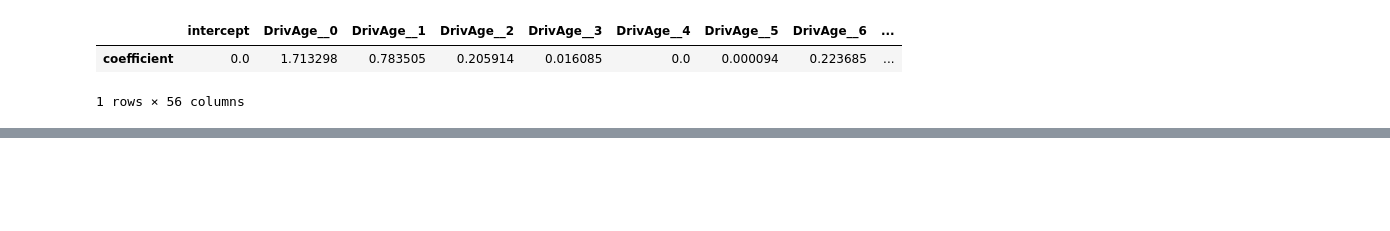
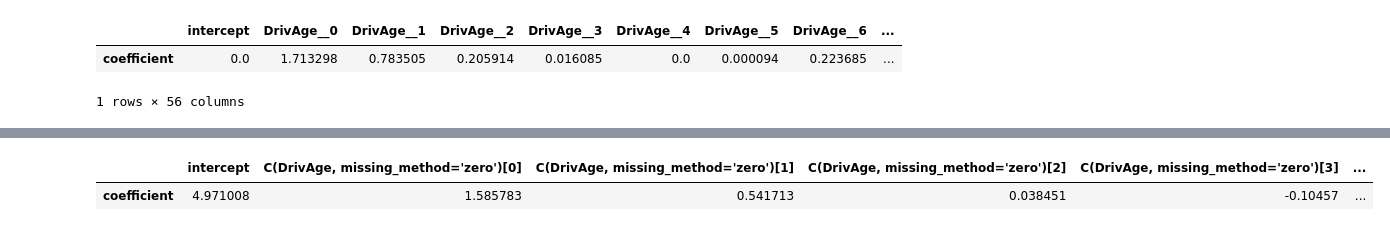
Before and after one commit to Quantco/glum, a Jupyter notebook: docs/tutorials/formula_interface/formula_interface.ipynb, the cells around one changed output, grey strips where cells are left out. Cells and saved outputs as stored; diff of their text form; code cells hidden in the pictures; blank space fills up the shorter version.

```diff
--- a/docs/tutorials/formula_interface/formula_interface.ipynb
+++ b/docs/tutorials/formula_interface/formula_interface.ipynb
@@ -340,0 +367,22 @@ pd.DataFrame(
+# %%
+formula_missing = "C(DrivAge, missing_method='zero') + C(VehPower, missing_method='convert')"
+
+t_glm8 = GeneralizedLinearRegressor(
+    family=TweedieDist,
+    alpha_search=True,
+    l1_ratio=1,
+    fit_intercept=True,
+    formula=formula_missing,
+
+)
+t_glm8.fit(
+    X=df_train, y=df_train["PurePremium"], sample_weight=df["Exposure"].values[train]
+)
+
+pd.DataFrame(
+    {"coefficient": np.concatenate(([t_glm8.intercept_], t_glm8.coef_))},
+    index=["intercept"] + t_glm8.feature_names_,
+).T
+# %% [output]
+|  | intercept | C(DrivAge, missing_method='zero')[0] | C(DrivAge, missing_method='zero')[1] | C(DrivAge, missing_method='zero')[2] | C(DrivAge, missing_method='zero')[3] | ... |
+| coefficient | 4.971008 | 1.585783 | 0.541713 | 0.038451 | -0.10457 | ... |
```
Also changed, not shown: parts of 19 cells of this notebook.
